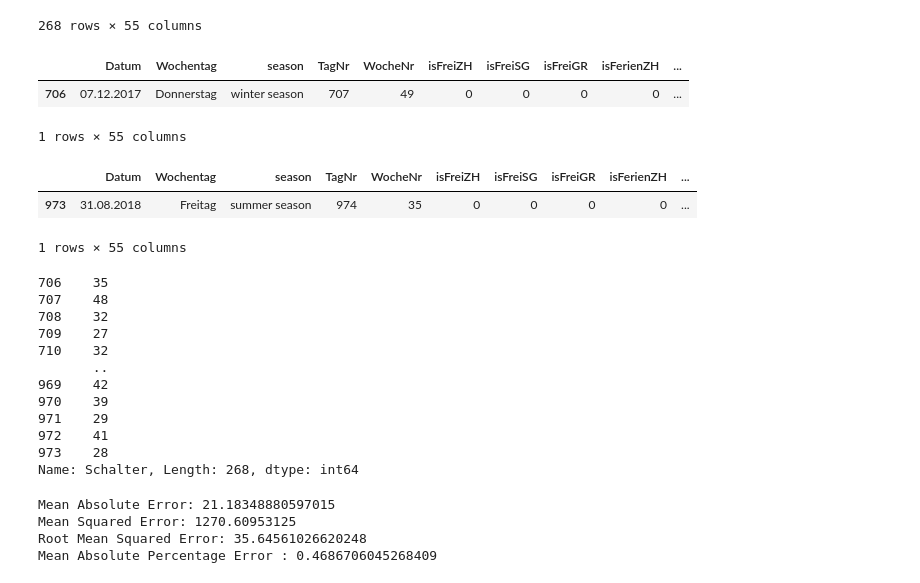
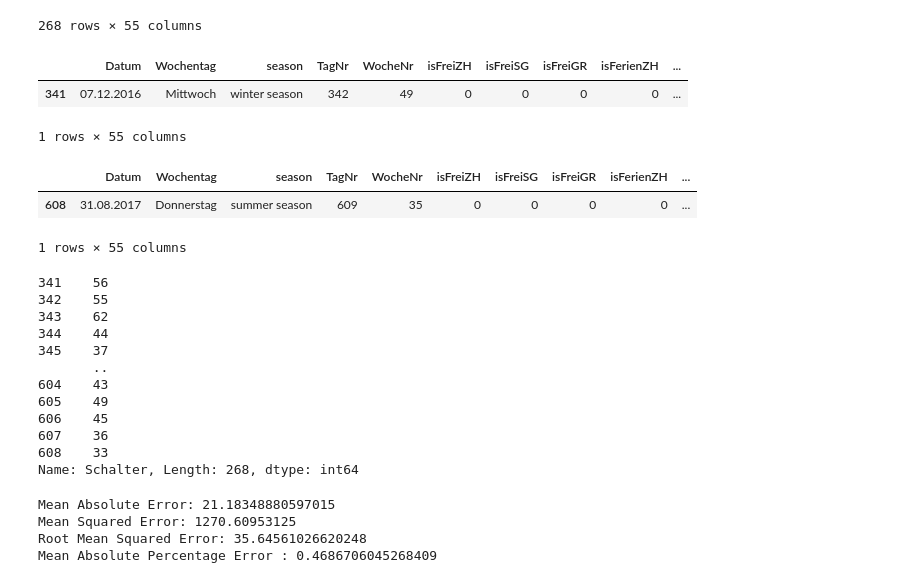
Before and after one commit to OpentourismOfficeForecast/forecast5.1, a Jupyter notebook: arosa_code/XGBoost_Model_v2.ipynb, the cells around one changed output. Drawn from its saved outputs; the diff is of its cells as text; code cells hidden in the pictures.

```diff
--- a/arosa_code/XGBoost_Model_v2.ipynb
+++ b/arosa_code/XGBoost_Model_v2.ipynb
@@ -151,31 +151,31 @@ df[-268:]
 | 1338 | 31.08.2019 | Samstag | summer season | 1339 | 35 | 1 | 1 | 1 | 0 | ... |
 268 rows × 55 columns
 # %%
-df[df['Datum']=='07.12.2017']
+df[df['Datum']=='07.12.2016']
 # %% [output]
 |  | Datum | Wochentag | season | TagNr | WocheNr | isFreiZH | isFreiSG | isFreiGR | isFerienZH | ... |
-| 706 | 07.12.2017 | Donnerstag | winter season | 707 | 49 | 0 | 0 | 0 | 0 | ... |
+| 341 | 07.12.2016 | Mittwoch | winter season | 342 | 49 | 0 | 0 | 0 | 0 | ... |
 1 rows × 55 columns
 # %%
-df[df['Datum']=='31.08.2018']
+df[df['Datum']=='31.08.2017']
 # %% [output]
 |  | Datum | Wochentag | season | TagNr | WocheNr | isFreiZH | isFreiSG | isFreiGR | isFerienZH | ... |
-| 973 | 31.08.2018 | Freitag | summer season | 974 | 35 | 0 | 0 | 0 | 0 | ... |
+| 608 | 31.08.2017 | Donnerstag | summer season | 609 | 35 | 0 | 0 | 0 | 0 | ... |
 1 rows × 55 columns
 # %%
-df.iloc[705:973,-4]
+df.iloc[340:608,-4]
 # %% [output]
-706    35
-707    48
-708    32
-709    27
-710    32
+341    56
+342    55
+343    62
+344    44
+345    37
        ..
-969    42
-970    39
-971    29
-972    41
-973    28
+604    43
+605    49
+606    45
+607    36
+608    33
 Name: Schalter, Length: 268, dtype: int64
 # %%
 regressor = RandomForestRegressor(n_estimators=40, random_state=1)
```
Also changed, not shown: parts of 11 cells of this notebook, 1 other file.
